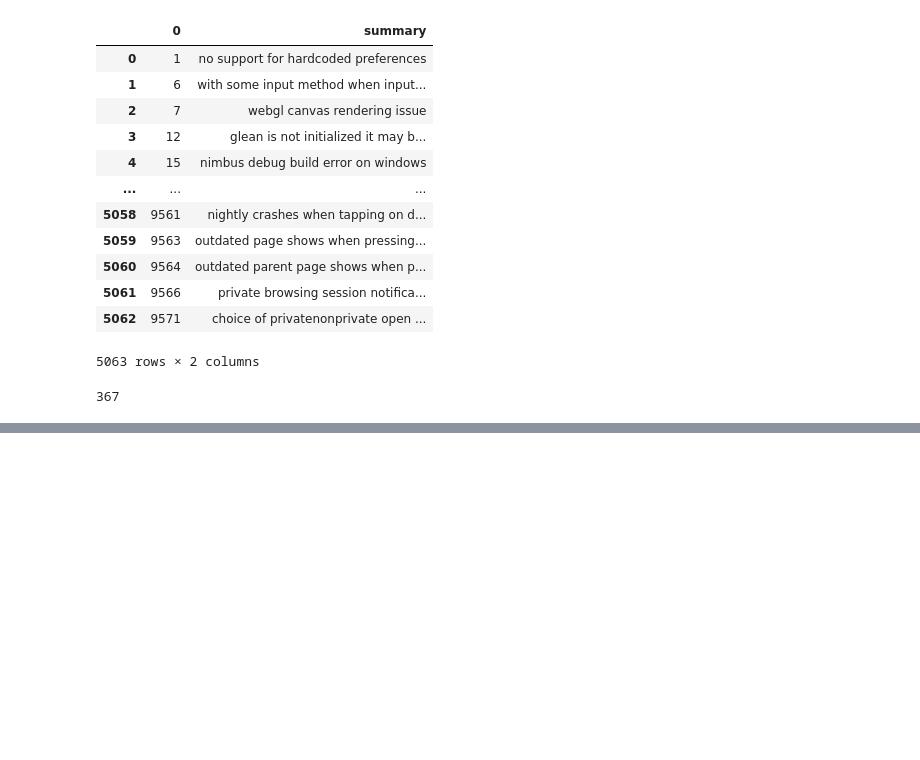
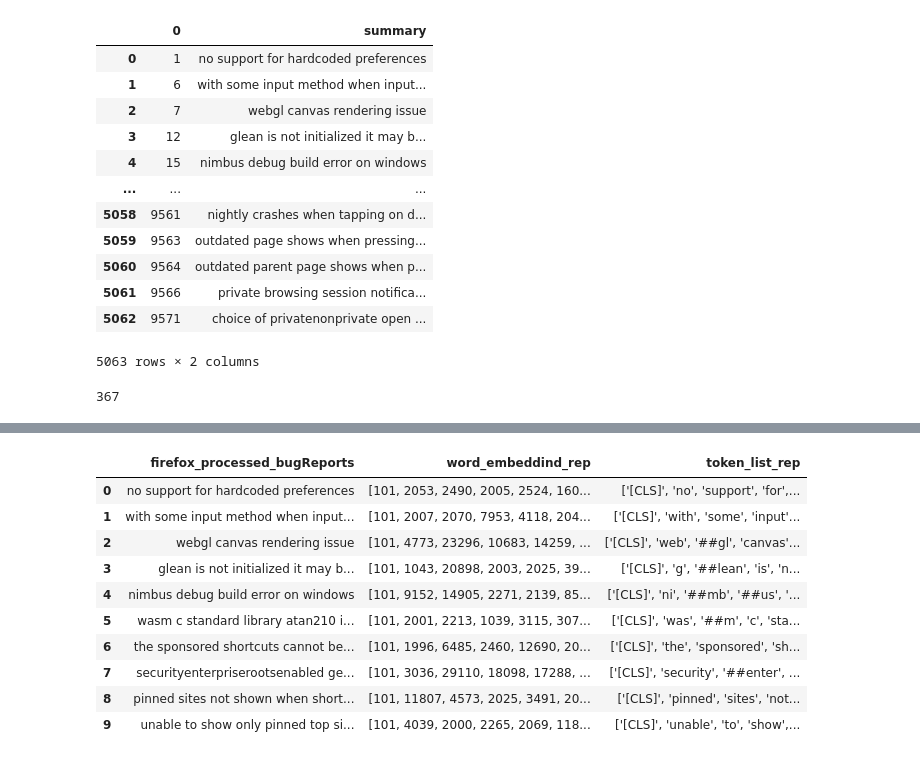
Before and after one commit to cs21m014iittp/ISE_Project, a Jupyter notebook: get_embeddings.ipynb, the cells around one changed output, grey strips where cells are left out. Drawn from its saved outputs; the diff is of its cells as text; code cells hidden in the pictures; blank space fills up the shorter version.

```diff
--- a/get_embeddings.ipynb
+++ b/get_embeddings.ipynb
@@ -157,0 +196,27 @@ input2
+# %%
+# for the bug repo...
+for index,row in bug_repo_new_df.iterrows():
+
+    report_text = (row['firefox_processed_bugReports'])
+
+    # need to get the token as well as word embedding and append it to the main data frames.
+
+    num_embedds=tokenizer.encode(report_text)
+    bug_repo_new_df.iloc[index]["word_embeddind_rep"]=str(num_embedds)#word embedding
+    #bug_repo_new_df["word_embeddind_rep"]=str(num_embedds)
+    bug_repo_new_df.iloc[index]["token_list_rep"]=str(tokenizer.convert_ids_to_tokens(num_embedds))#token list
+    #bug_repo_new_df["token_list_rep"]=str(tokenizer.convert_ids_to_tokens(num_embedds))
+# %%
+bug_repo_new_df.head(10)
+# %% [output]
+|  | firefox_processed_bugReports | word_embeddind_rep | token_list_rep |
+| 0 | no support for hardcoded preferences | [101, 2053, 2490, 2005, 2524, 160... | ['[CLS]', 'no', 'support', 'for',... |
+| 1 | with some input method when input... | [101, 2007, 2070, 7953, 4118, 204... | ['[CLS]', 'with', 'some', 'input'... |
+| 2 | webgl canvas rendering issue | [101, 4773, 23296, 10683, 14259, ... | ['[CLS]', 'web', '##gl', 'canvas'... |
+| 3 | glean is not initialized it may b... | [101, 1043, 20898, 2003, 2025, 39... | ['[CLS]', 'g', '##lean', 'is', 'n... |
+| 4 | nimbus debug build error on windows | [101, 9152, 14905, 2271, 2139, 85... | ['[CLS]', 'ni', '##mb', '##us', '... |
+| 5 | wasm c standard library atan210 i... | [101, 2001, 2213, 1039, 3115, 307... | ['[CLS]', 'was', '##m', 'c', 'sta... |
+| 6 | the sponsored shortcuts cannot be... | [101, 1996, 6485, 2460, 12690, 20... | ['[CLS]', 'the', 'sponsored', 'sh... |
+| 7 | securityenterpriserootsenabled ge... | [101, 3036, 29110, 18098, 17288, ... | ['[CLS]', 'security', '##enter', ... |
+| 8 | pinned sites not shown when short... | [101, 11807, 4573, 2025, 3491, 20... | ['[CLS]', 'pinned', 'sites', 'not... |
+| 9 | unable to show only pinned top si... | [101, 4039, 2000, 2265, 2069, 118... | ['[CLS]', 'unable', 'to', 'show',... |
```
Also changed, not shown: parts of 20 cells of this notebook.
